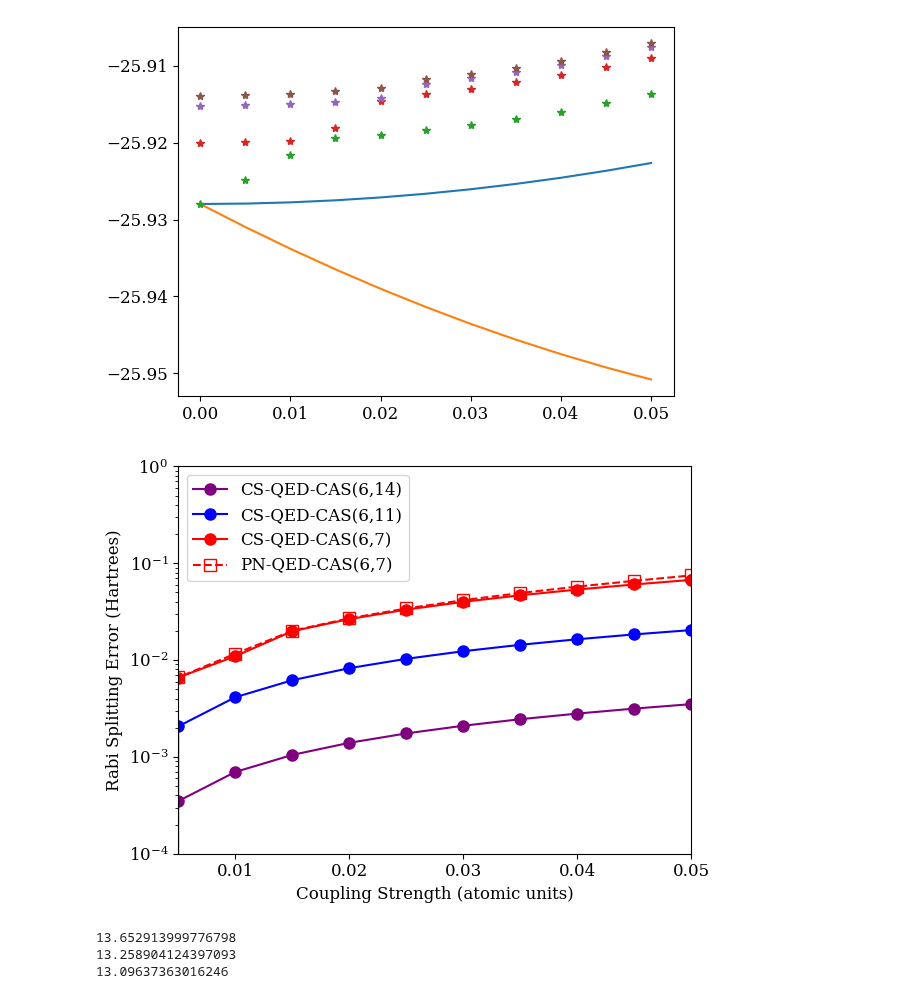
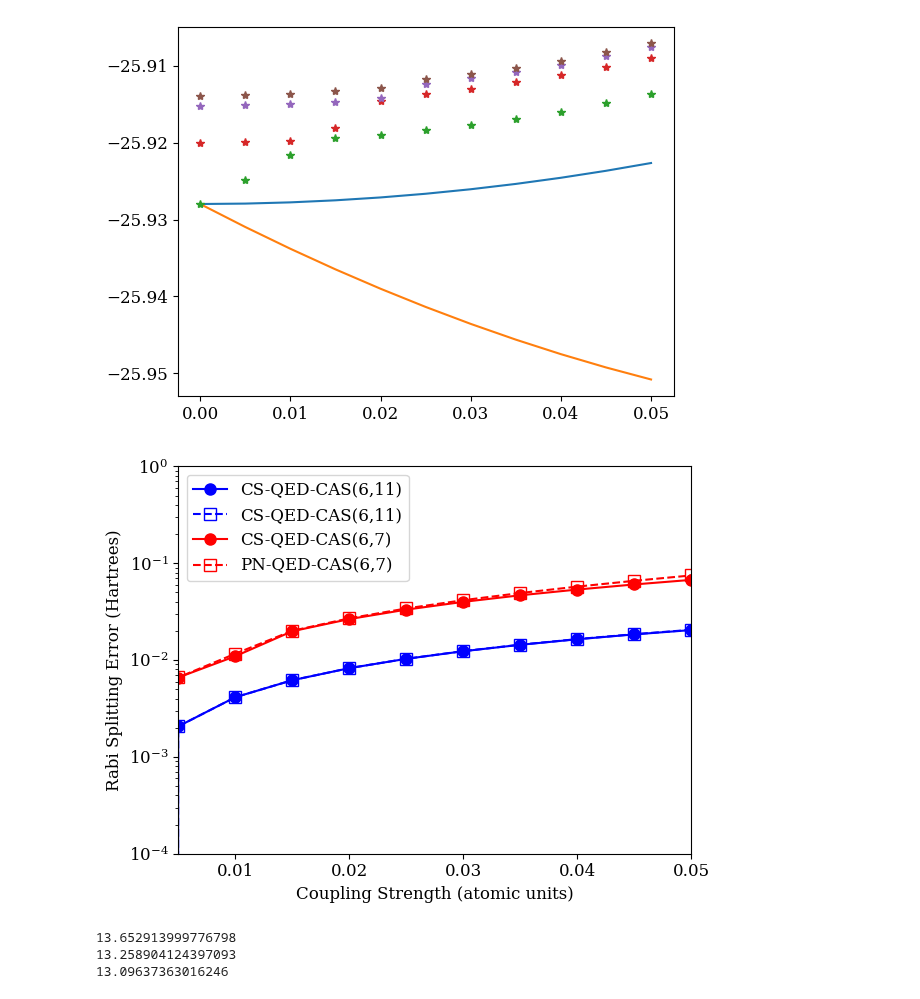
Before and after one commit to boss-bee/data_repository, a Jupyter notebook: json_scripts/BH3_json_reader.ipynb, the cells around one changed output. Cells and saved outputs as stored; diff of their text form; code cells hidden in the pictures.

```diff
--- a/json_scripts/BH3_json_reader.ipynb
+++ b/json_scripts/BH3_json_reader.ipynb
@@ -32,12 +37,22 @@ cas_6_14_energy = np.array(cas_6_14_data["return_result"])
 cas_6_11_energy = np.array(cas_6_11_data["return_result"])
 cas_6_7_energy = np.array(cas_6_7_data["return_result"])
 
+pn_6_14_energy = np.array(pn_6_14_data["return_result"])
+pn_6_11_energy = np.array(pn_6_11_data["return_result"])
 pn_6_7_energy = np.array(pn_6_7_data["return_result"])
+
+
+assert np.allclose(pn_6_11_energy, cas_6_11_energy, 1e-5)
+
 
 omega_fci = fci_data["model"]["omega"]
 omega_6_14 = cas_6_14_data["model"]["omega"]
 omega_6_11 = cas_6_11_data["model"]["omega"]
 omega_6_7 = cas_6_7_data["model"]["omega"]
+
+
+pn_omega_6_14 = pn_6_14_data["model"]["omega"]
+pn_omega_6_11 = pn_6_11_data["model"]["omega"]
 pn_omega_6_7 = pn_6_7_data["model"]["omega"]
 
 print(omega_6_14)
@@ -86,0 +104,7 @@ plt.show()
+# %%
+lp_pn_6_14 = np.copy(pn_6_14_energy[:,10])
+lp_pn_6_14[9:] = np.copy(pn_6_14_energy[9:,9])
+up_pn_6_14 = np.copy(pn_6_14_energy[:,11])
+up_pn_6_14[3:] = np.copy(pn_6_14_energy[3:,14])
+up_pn_6_14[4:] = np.copy(pn_6_14_energy[4:,16])
+up_pn_6_14[7:] = np.copy(pn_6_14_energy[7:,17])
@@ -109,0 +146,19 @@ plt.show()
+# %%
+lp_pn_6_11 = np.copy(pn_6_11_energy[:,10])
+#lp_pn_6_11[9:] = np.copy(pn_6_11_energy[9:,9])
+up_pn_6_11 = np.copy(pn_6_11_energy[:,11])
+up_pn_6_11[3:] = np.copy(pn_6_11_energy[3:,13])
+#up_pn_6_11[4:] = np.copy(pn_6_11_energy[4:,16])
+up_pn_6_11[5:] = np.copy(pn_6_11_energy[5:,17])
+
+plt.plot(l_data[:,1], pn_6_11_energy[:,0]+omega_6_11)
+plt.plot(l_data[:,1], lp_pn_6_11, 'r--')
+plt.plot(l_data[:,1], up_pn_6_11, 'r--')
+plt.plot(l_data[:,1], pn_6_11_energy[:,11], "*")
+plt.plot(l_data[:,1], pn_6_11_energy[:,12], "*")
+plt.plot(l_data[:,1], pn_6_11_energy[:,13], "*")
+plt.plot(l_data[:,1], pn_6_11_energy[:,14], "*")
+plt.plot(l_data[:,1], pn_6_11_energy[:,15], "*")
+plt.plot(l_data[:,1], pn_6_11_energy[:,16], "*")
+plt.plot(l_data[:,1], pn_6_11_energy[:,17], "*")
+plt.show()
@@ -228,33 +285,39 @@ plt.plot(l_data[:,1], cas_6_11_energy[:,15], '*')
 # %%
 fci_rabi_splitting = up_fci - lp_fci
 cas_6_14_rabi_splitting = up_cas_6_14 - lp_cas_6_14
 cas_6_11_rabi_splitting = up_cas_6_11 - lp_cas_6_11
 cas_6_7_rabi_splitting = up_cas_6_7 - lp_cas_6_7
+
+pn_6_14_rabi_splitting = up_pn_6_14 - lp_pn_6_14
+pn_6_11_rabi_splitting = up_pn_6_11 - lp_pn_6_11
 pn_6_7_rabi_splitting = up_pn_6_7 - lp_pn_6_7
 
+
 #plt.plot(l_data[:,1], fci_rabi_splitting, "red", linestyle="dashed", marker="s", ms="8", mfc="none", label="Minimal Photon Number Basis")
-plt.plot(l_data[:,1], (cas_6_14_rabi_splitting-fci_rabi_splitting) * 27.2114, "purple", linestyle="solid", marker="o", ms="8", label="CS-QED-CAS(6,14)")
+#plt.plot(l_data[:,1], (cas_6_14_rabi_splitting-fci_rabi_splitting) * 27.2114, "purple", linestyle="solid", marker="o", ms="8", label="CS-QED-CAS(6,14)")
+#plt.plot(l_data[:,1], (pn_6_14_rabi_splitting-fci_rabi_splitting) * 27.2114, "purple", linestyle="dashed", marker="s", ms="8", mfc="none", label="CS-QED-CAS(6,14)")
 plt.plot(l_data[:,1], (cas_6_11_rabi_splitting-fci_rabi_splitting)* 27.2114, "blue", linestyle="solid", marker="o", ms="8",label="CS-QED-CAS(6,11)")
+plt.plot(l_data[:,1], (pn_6_11_rabi_splitting-fci_rabi_splitting) * 27.2114, "blue", linestyle="dashed", marker="s", ms="8", mfc="none", label="CS-QED-CAS(6,11)")
 plt.plot(l_data[:,1], (cas_6_7_rabi_splitting-fci_rabi_splitting)* 27.2114, "red", linestyle="solid", marker="o", ms="8",  label="CS-QED-CAS(6,7)")
 plt.plot(l_data[:,1], (pn_6_7_rabi_splitting-fci_rabi_splitting)* 27.2114, "red", linestyle="dashed", marker="s", ms="8", mfc="none", label="PN-QED-CAS(6,7)")
 plt.yscale("log")
 plt.xlim(0.005, 0.05)
 plt.ylim(10e-5, 10e-1)
 plt.xlabel("Coupling Strength (atomic units)")
 plt.ylabel("Rabi Splitting Error (Hartrees)")
 plt.legend()
 plt.tight_layout()
 plt.show()
 
 lengend = """Rabis splitting using QED-CAS(n,m)/6-31G in the coherent state basis of BH3 coupled to a photon with y-polarization tuned to a transition
 with a strong y-component of the transition dipole moment (3rd singlet excited state); the photon energy is   Geometry is optimized at the MP2/6-311G level of theory.
 Photon energy is 13.65 eV for CAS(6,7), 13.25 eV for CAS(6,11), and 13.09 for CAS(6,14).
 """
 print(omega_6_7 * 27.2114)
 print(omega_6_11 * 27.2114)
 print(omega_6_14 * 27.2114)
 # %% [output]
-[figure, old version]
+[figure, new version]
 13.652913999776798
 13.258904124397093
 13.09637363016246
```
Also changed, not shown: parts of 6 cells of this notebook, 52 other files.
